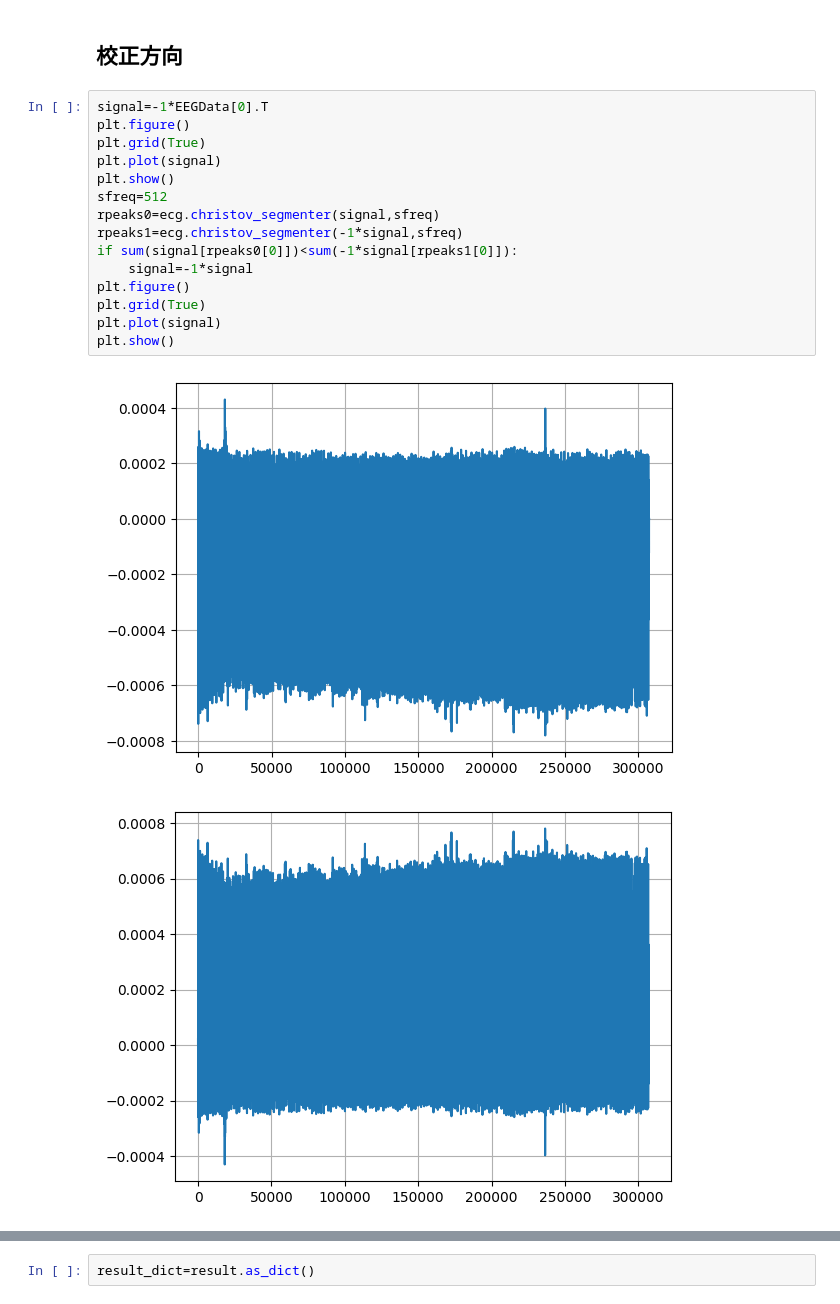
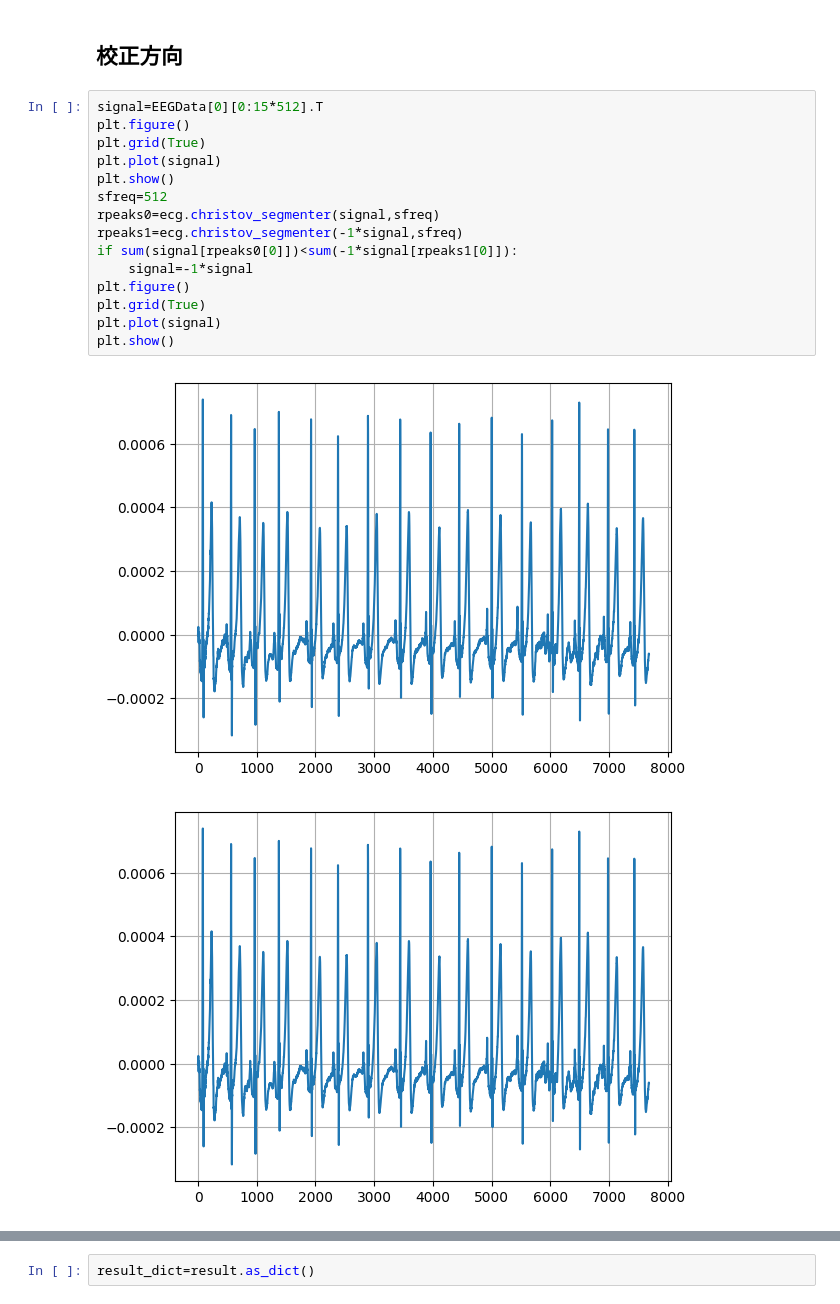
Before and after one commit to FranticEr/NNI, a Jupyter notebook: notebook/Heart/heartDataprocess.ipynb, the cells around one changed output, grey strips where cells are left out. Saved outputs shown, nothing was run; the diff lists cells and outputs as text.

```diff
--- a/notebook/Heart/heartDataprocess.ipynb
+++ b/notebook/Heart/heartDataprocess.ipynb
@@ -152,23 +158,23 @@ plt.show()
 # %% [markdown]
 ## 校正方向
 # %%
-signal=-1*EEGData[0].T
+signal=EEGData[0][0:15*512].T
 plt.figure()
 plt.grid(True)
 plt.plot(signal)
 plt.show()
 sfreq=512
 rpeaks0=ecg.christov_segmenter(signal,sfreq)
 rpeaks1=ecg.christov_segmenter(-1*signal,sfreq)
 if sum(signal[rpeaks0[0]])<sum(-1*signal[rpeaks1[0]]):
     signal=-1*signal
 plt.figure()
 plt.grid(True)
 plt.plot(signal)
 plt.show()
 # %% [output]
-[figure, old version]
+[figure, new version]
-[figure, old version]
+[figure, new version]
 # %%
 plt.figure()
 plt.grid(True)
```
Also changed, not shown: parts of 33 cells of this notebook, 23 other files.
